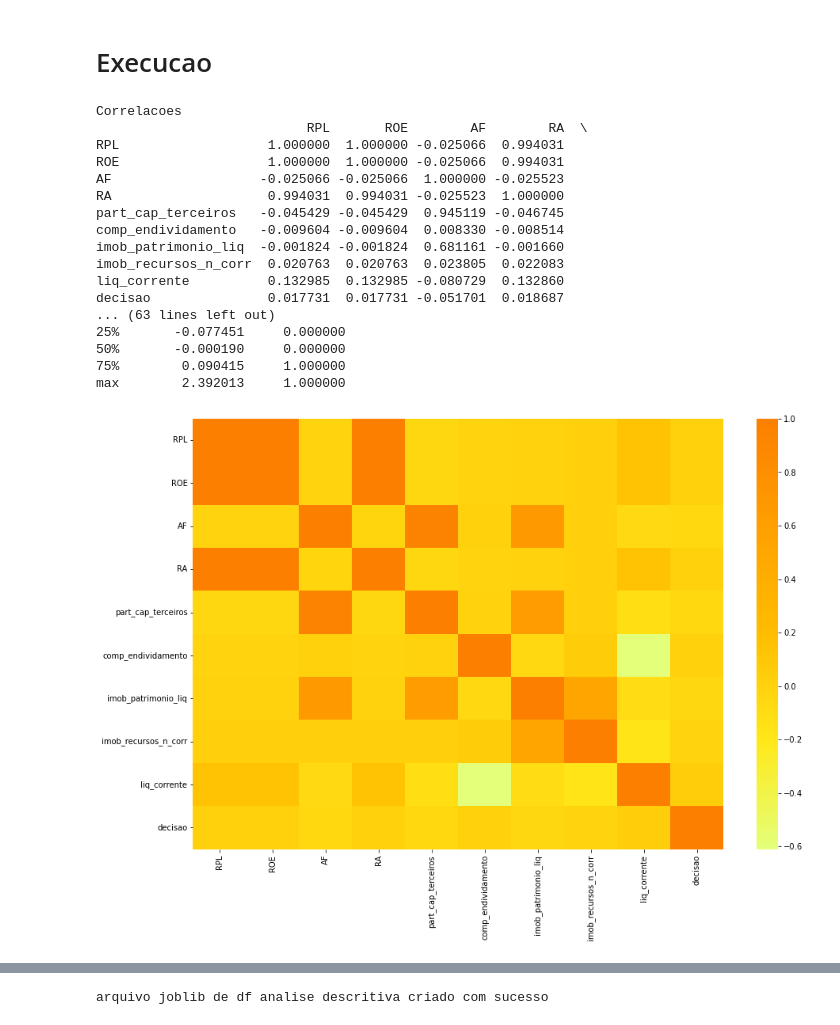
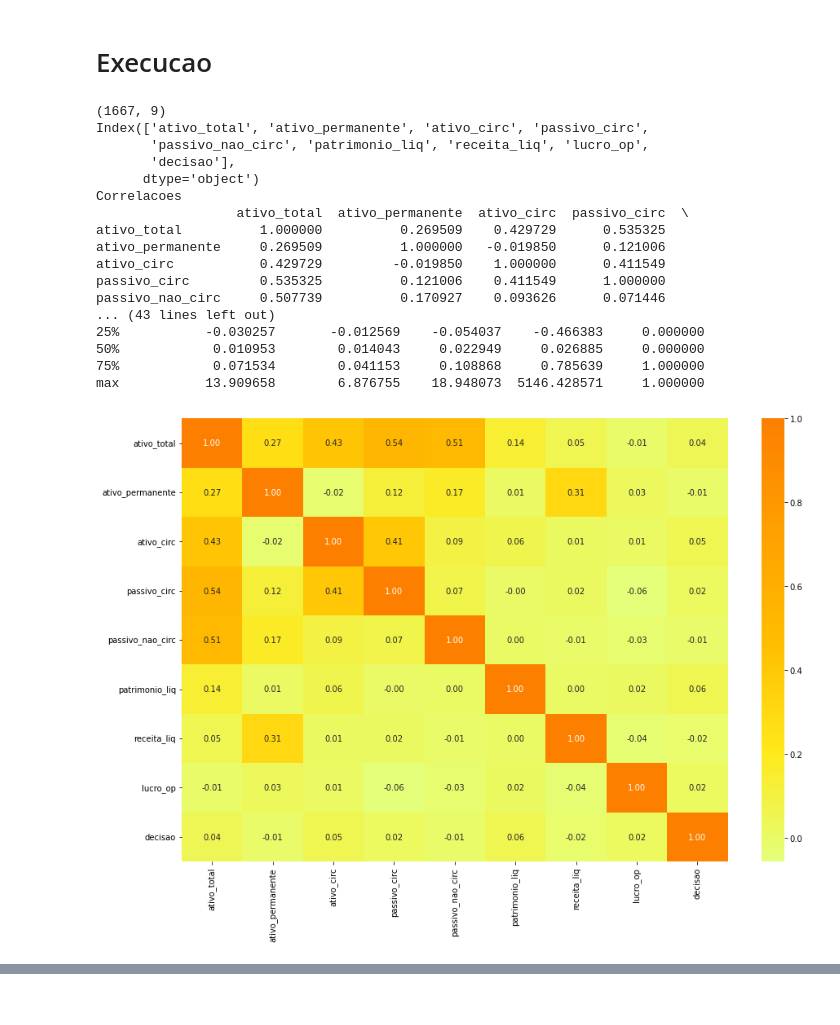
Before and after one commit to ricardomdesa/TCC-PUC-2020, a Jupyter notebook: notebooks/analis_descritiva.ipynb, the cells around one changed output, grey strips where cells are left out. Drawn from its saved outputs; the diff is of its cells as text; code cells hidden in the pictures.

```diff
--- a/notebooks/analis_descritiva.ipynb
+++ b/notebooks/analis_descritiva.ipynb
@@ -80,6 +92,25 @@ def print_feature_selection_extra_trees(df):
 
     caracteristicas_importantes = pd.DataFrame(modelo.feature_importances_, x.columns).sort_values(by=0, ascending=False)
     print(caracteristicas_importantes)
+# %%
+def print_feat_sel_select_k_best(df):
+    X = df.drop("decisao", axis=1)
+    y = df["decisao"]
+
+    select_percentile = SelectPercentile(score_func=f_classif, percentile=30)
+
+    select = SelectKBest(score_func=f_classif, k=4)
+
+    X_new = select_percentile.fit_transform(X, y)
+    print(X_new.shape)
+
+    z = select.fit(X, y)
+
+    filter = select.get_support()
+
+    print("Selected best 3:")
+    print(X.columns[filter])
+    return list(X.columns[filter])
 # %%
 def ajustar_scaler(tabela_original):
     scaler = StandardScaler()
@@ -101,56 +132,64 @@ def salvar_df_in_joblib(df, file_name: str = "../out/result_analise_desc.joblib"
 def main():
     df = carregar_joblib()
 
-    print_histograma_comprar_vender(df)
+    print(df.shape)
+    print(df.columns)
+
+    # print_histograma_comprar_vender(df)
 
     print_correlacoes(df)
 
     print_p_value(df)
+    return
+    # print("Feature Selection")
 
-    df = remover_variaveis_ja_explicadas(df)
+    best_features = print_feat_sel_select_k_best(df)
+
+    df = remover_variaveis_ja_explicadas(df, best_features)
+
+    print(df.columns)
+
+    df = ajustar_scaler(df)
 
     print("Correlacoes apos remover algumas colunas")
 
     print_correlacoes(df)
 
     print("#-" * 40)
 
     print_p_value(df)
 
-    print(df.shape)
+    # print(df.shape)
 
-    print("Feature Selection")
+    # print_feature_selection_extra_trees(df)
 
-    print_feature_selection_extra_trees(df)
+    # salvar_df_in_joblib(df, "../out/result_analise_desc.joblib")
 
-    salvar_df_in_joblib(df, "../out/result_analise_desc.joblib")
 
-    df = ajustar_scaler(df)
-
-    print_correlacoes(df)
+    # print_correlacoes(df)
 
     salvar_df_in_joblib(df, "../out/result_analise_desc_scaled.joblib")
 
     return df
 
 
 df = main()
 # %% [output]
+(1667, 9)
+Index(['ativo_total', 'ativo_permanente', 'ativo_circ', 'passivo_circ',
+       'passivo_nao_circ', 'patrimonio_liq', 'receita_liq', 'lucro_op',
+       'decisao'],
+      dtype='object')
 Correlacoes
-                           RPL       ROE        AF        RA  \
-RPL                   1.000000  1.000000 -0.025066  0.994031
-ROE                   1.000000  1.000000 -0.025066  0.994031
-AF                   -0.025066 -0.025066  1.000000 -0.025523
-RA                    0.994031  0.994031 -0.025523  1.000000
-part_cap_terceiros   -0.045429 -0.045429  0.945119 -0.046745
-comp_endividamento   -0.009604 -0.009604  0.008330 -0.008514
-imob_patrimonio_liq  -0.001824 -0.001824  0.681161 -0.001660
-imob_recursos_n_corr  0.020763  0.020763  0.023805  0.022083
-liq_corrente          0.132985  0.132985 -0.080729  0.132860
-decisao               0.017731  0.017731 -0.051701  0.018687
-... (63 lines left out)
-25%       -0.077451     0.000000
-50%       -0.000190     0.000000
-75%        0.090415     1.000000
-max        2.392013     1.000000
+                  ativo_total  ativo_permanente  ativo_circ  passivo_circ  \
+ativo_total          1.000000          0.269509    0.429729      0.535325
+ativo_permanente     0.269509          1.000000   -0.019850      0.121006
+ativo_circ           0.429729         -0.019850    1.000000      0.411549
+passivo_circ         0.535325          0.121006    0.411549      1.000000
+passivo_nao_circ     0.507739          0.170927    0.093626      0.071446
+... (43 lines left out)
+25%           -0.030257       -0.012569    -0.054037    -0.466383     0.000000
+50%            0.010953        0.014043     0.022949     0.026885     0.000000
+75%            0.071534        0.041153     0.108868     0.785639     1.000000
+max           13.909658        6.876755    18.948073  5146.428571     1.000000
-[figure, old version]
+[figure, new version]
@@ -200,4 +213,3 @@ max            2.505584e+01  1.045639e+01     1.000000
-arquivo joblib de df analise descritiva criado com sucesso
 # %%
 df.describe()
 # %% [output]
```
Also changed, not shown: parts of 6 cells of this notebook, 3 other files.
